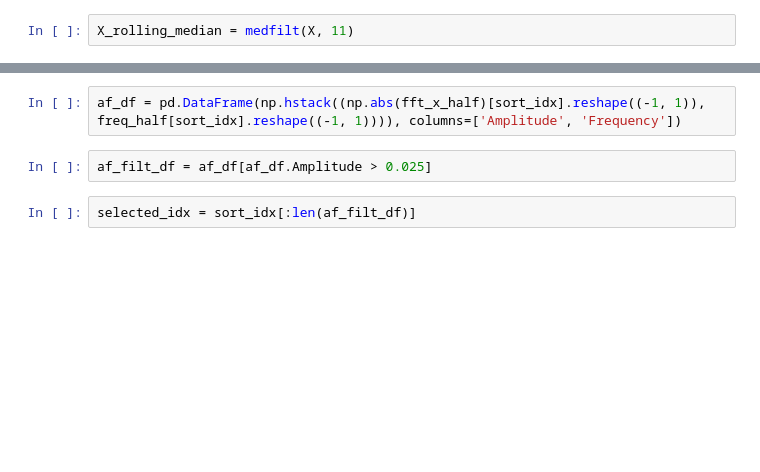
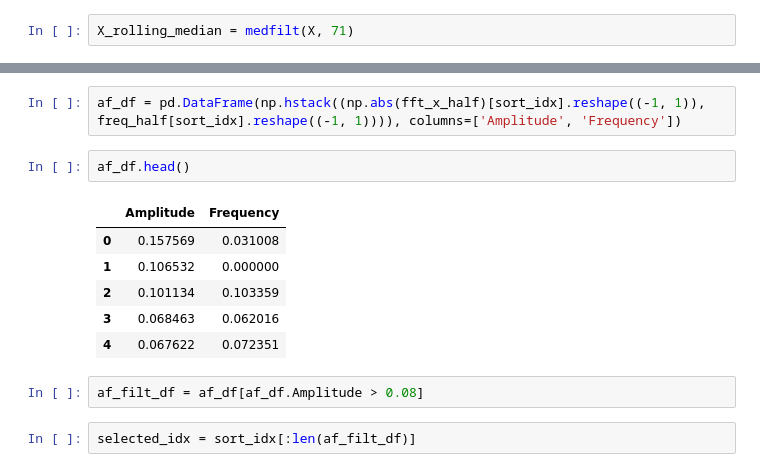
Before and after one commit to diogojapinto/data-science-experiments, a Jupyter notebook: Quarterly S&P 500 index Forecast, 1900-1996.ipynb, the cells around one changed output, grey strips where cells are left out. Cells and saved outputs as stored; diff of their text form; blank space fills up the shorter version.

```diff
--- a/Quarterly S&P 500 index Forecast, 1900-1996.ipynb
+++ b/Quarterly S&P 500 index Forecast, 1900-1996.ipynb
@@ -397,7 +397,7 @@ TIP: Median has better stability in case of outliers
 # %%
 from scipy.signal import medfilt
 # %%
-X_rolling_median = medfilt(X, 11)
+X_rolling_median = medfilt(X, 71)
 # %%
 plt.figure()
 plt.plot(X, 'b-')
@@ -445,8 +445,17 @@ plt.ylabel("Amplitude")
 sort_idx = np.argsort(np.abs(fft_x_half))[::-1]
 # %%
 af_df = pd.DataFrame(np.hstack((np.abs(fft_x_half)[sort_idx].reshape((-1, 1)), freq_half[sort_idx].reshape((-1, 1)))), columns=['Amplitude', 'Frequency'])
+# %%
+af_df.head()
+# %% [output]
+|  | Amplitude | Frequency |
+| 0 | 0.157569 | 0.031008 |
+| 1 | 0.106532 | 0.000000 |
+| 2 | 0.101134 | 0.103359 |
+| 3 | 0.068463 | 0.062016 |
+| 4 | 0.067622 | 0.072351 |
 # %%
-af_filt_df = af_df[af_df.Amplitude > 0.025]
+af_filt_df = af_df[af_df.Amplitude > 0.08]
 # %%
 selected_idx = sort_idx[:len(af_filt_df)]
 # %%
```
Also changed, not shown: parts of 5 cells of this notebook.
